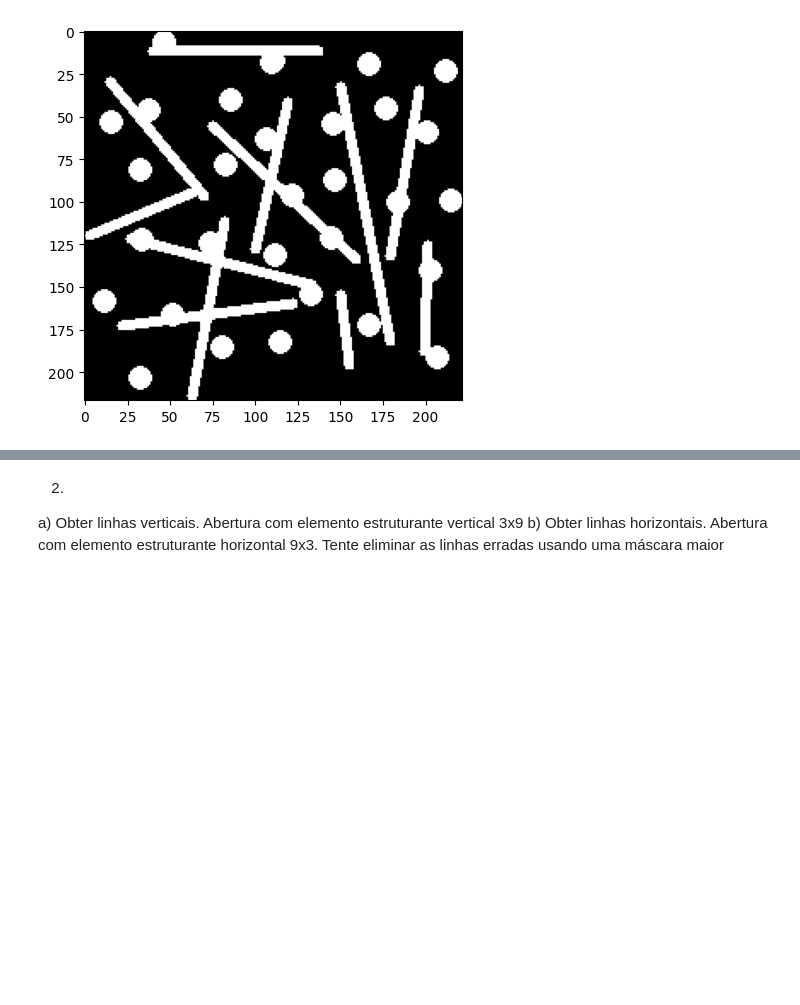
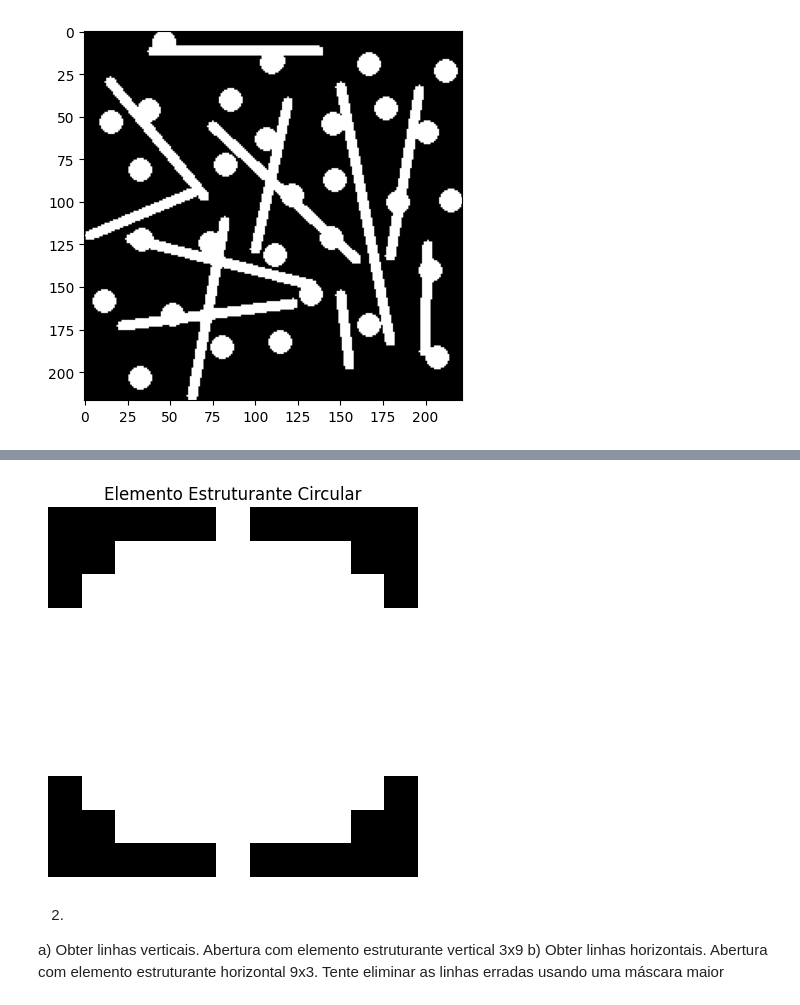
Before and after one commit to anaalicecordeiro/gbc216_t1_G04, a Jupyter notebook: Lab07 - Mathematical Morphology/lab07.ipynb, the cells around one changed output, grey strips where cells are left out. Cells and saved outputs as stored; diff of their text form; code cells hidden in the pictures; blank space fills up the shorter version.

```diff
--- a/Lab07 - Mathematical Morphology/lab07.ipynb
+++ b/Lab07 - Mathematical Morphology/lab07.ipynb
@@ -113,0 +16,14 @@ plt.show()
+# %%
+# Defina o raio do elemento circular
+raio = 5
+
+# Crie o elemento estruturante circular
+elemento_estruturante = cv2.getStructuringElement(cv2.MORPH_ELLIPSE, (2 * raio + 1, 2 * raio + 1))
+
+# Plotar o elemento estruturante como imagem
+plt.imshow(elemento_estruturante, cmap="gray")  # cmap="gray" exibe a imagem em escala de cinza
+plt.title("Elemento Estruturante Circular")  # Título do gráfico
+plt.axis("off")  # Remove os eixos para melhorar a visualização
+plt.show()  # Mostra a imagem
+# %% [output]
+[figure, added]
```
Also changed, not shown: parts of 14 cells of this notebook.
